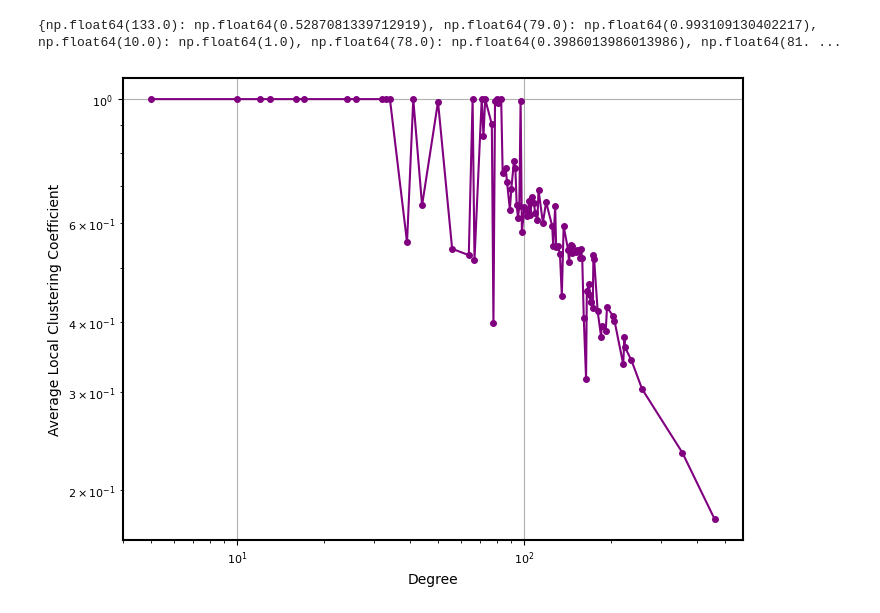
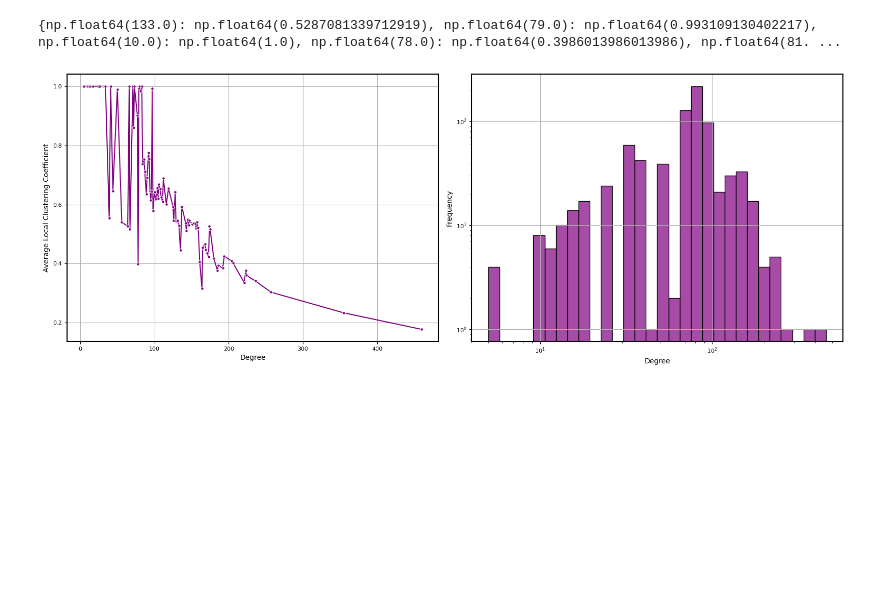
Before and after one commit to micheledinelli/spotify-playlists-network-analysis, a Jupyter notebook: metrics/average-local-clustering-coefficient.ipynb, the cells around one changed output. Saved outputs shown, nothing was run; the diff lists cells and outputs as text; code cells hidden in the pictures; blank space fills up the shorter version.

Commit message:
Feat: import plots for LCC

```diff
--- a/metrics/average-local-clustering-coefficient.ipynb
+++ b/metrics/average-local-clustering-coefficient.ipynb
@@ -60,14 +60,24 @@ degrees, average_lcc_values = zip(*sorted_average_lcc)
 {np.float64(133.0): np.float64(0.5287081339712919), np.float64(79.0): np.float64(0.993109130402217), np.float64(10.0): np.float64(1.0), np.float64(78.0): np.float64(0.3986013986013986), np.float64(81. ...
 # %%
 # Plot the average LCC values against the degree values
-plt.figure(figsize=(8,6))
-plt.plot(degrees, average_lcc_values, marker='o', linestyle='-', color='purple', markersize=4)
-plt.xlabel('Degree')
-plt.ylabel('Average Local Clustering Coefficient')
+fig, axis = plt.subplots(1, 2, figsize=(16,6))
+axis[0].grid(True)
+axis[0].set_xlabel('Degree')
+axis[0].set_ylabel('Average Local Clustering Coefficient')
+sns.lineplot(x=degrees, y=average_lcc_values, marker='o', linestyle='-', color='purple', markersize=4, ax=axis[0])
 plt.xscale('log')
 plt.yscale('log')
 plt.grid(True)
+
+# Plot the degree distribution
+degree_values = [degree for degree, _ in degree_lcc_pairs]
+sns.histplot(degree_values, bins=30, color='purple', alpha=0.7, ec='black', ax=axis[1])
+plt.xlabel('Degree')
+plt.ylabel('Frequency')
+plt.xscale('log')
+plt.yscale('log')
 plt.savefig('../plots/average_lcc_vs_degree.png', transparent=True)
+plt.tight_layout()
 plt.show()
 # %% [output]
-[figure, old version]
+[figure, new version]
```
Also changed, not shown: 1 other file.
